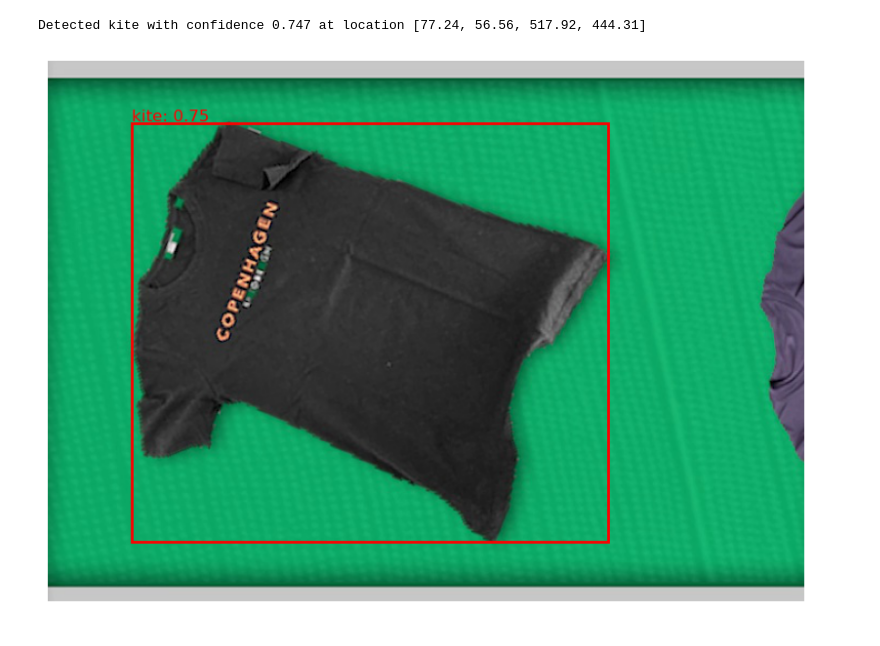
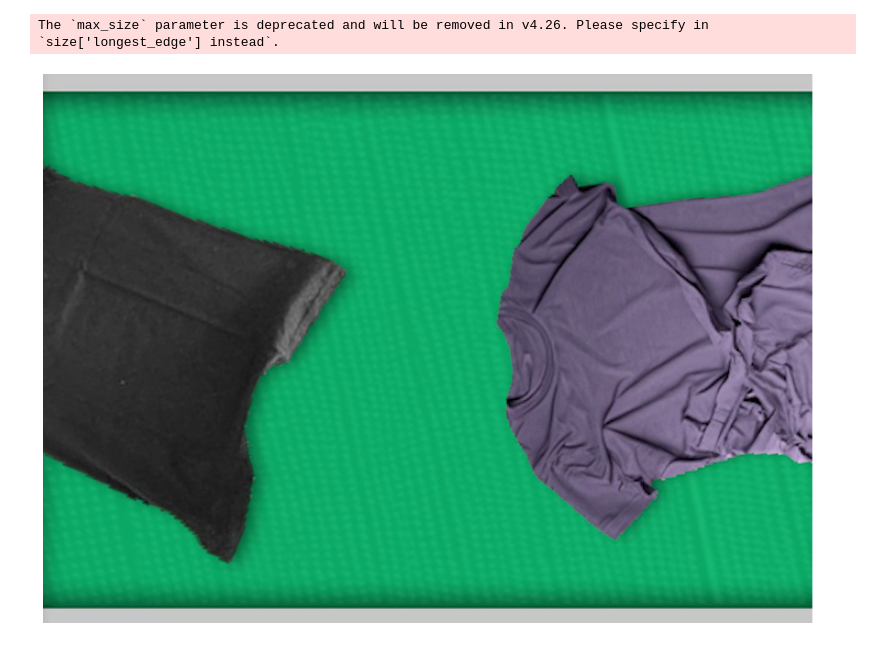
Before and after one commit to kohnmart/master-projekt, a Jupyter notebook: notebooks/pytorch/segmentation/yolo.ipynb, the cells around one changed output. Saved outputs shown, nothing was run; the diff lists cells and outputs as text; code cells hidden in the pictures.

```diff
--- a/notebooks/pytorch/segmentation/yolo.ipynb
+++ b/notebooks/pytorch/segmentation/yolo.ipynb
@@ -37,17 +37,19 @@ from transformers import YolosFeatureExtractor, YolosForObjectDetection
 # feature_extractor = YolosFeatureExtractor.from_pretrained(model_name)
 # model = YolosForObjectDetection.from_pretrained(model_name)
 
-model = YolosForObjectDetection.from_pretrained('hustvl/yolos-tiny')
-image_processor = YolosImageProcessor.from_pretrained("hustvl/yolos-tiny")
+model = YolosForObjectDetection.from_pretrained('valentinafeve/yolos-fashionpedia')
+image_processor = YolosImageProcessor.from_pretrained("valentinafeve/yolos-fashionpedia")
+# %% [output]
+The `max_size` parameter is deprecated and will be removed in v4.26. Please specify in `size['longest_edge'] instead`.
 # %%
 
 # Load and preprocess the image
 relative_path = get_training_data_path('production', 'band')
-fullpath = os.path.join(relative_path, 'frame_orig_40.jpg')
+fullpath = os.path.join(relative_path, 'frame_orig_55.jpg')
 image = Image.open(fullpath)
 image = image.rotate(0)
 
-w, h = image.size
+h, w = image.size
 
 x = w / 2
 
@@ -72,35 +74,34 @@ for score, label, box in zip(results["scores"], results["labels"], results["boxe
     box = [round(i, 2) for i in box.detach().numpy().tolist()]  # Detach tensor and convert to numpy array
     print(
         f"Detected {model.config.id2label[label.item()]} with confidence "
         f"{round(score.item(), 3)} at location {box}"
     )
 
 # Plot image with bounding boxes
 plt.figure(figsize=(10, 10))
 # Assuming 'image' is your input image
 plt.imshow(image)
 ax = plt.gca()
 
 for box, score, label in zip(results['boxes'], results['scores'], results['labels']):
     box = box.detach().numpy()  # Detach tensor and convert to numpy array
     x_min, y_min, x_max, y_max = box
     box_width = x_max - x_min
     box_height = y_max - y_min
 
 
 
     # Create a rectangle patch
     rect = plt.Rectangle((x_min, y_min), box_width, box_height, fill=False, edgecolor='red', linewidth=2)
     ax.add_patch(rect)
 
     # Add label and confidence score
     ax.text(x_min, y_min - 2, f'{model.config.id2label[label.item()]}: {score.item():0.2f}', fontsize=12, color='red')
 
 
-    plt.axis('off')
-    plt.show()
+plt.axis('off')
+plt.show()
 
-    plt.show()
+plt.show()
 # %% [output]
-Detected kite with confidence 0.747 at location [77.24, 56.56, 517.92, 444.31]
-[figure, old version]
+[figure, new version]
```
Also changed, not shown: 7 other files.
